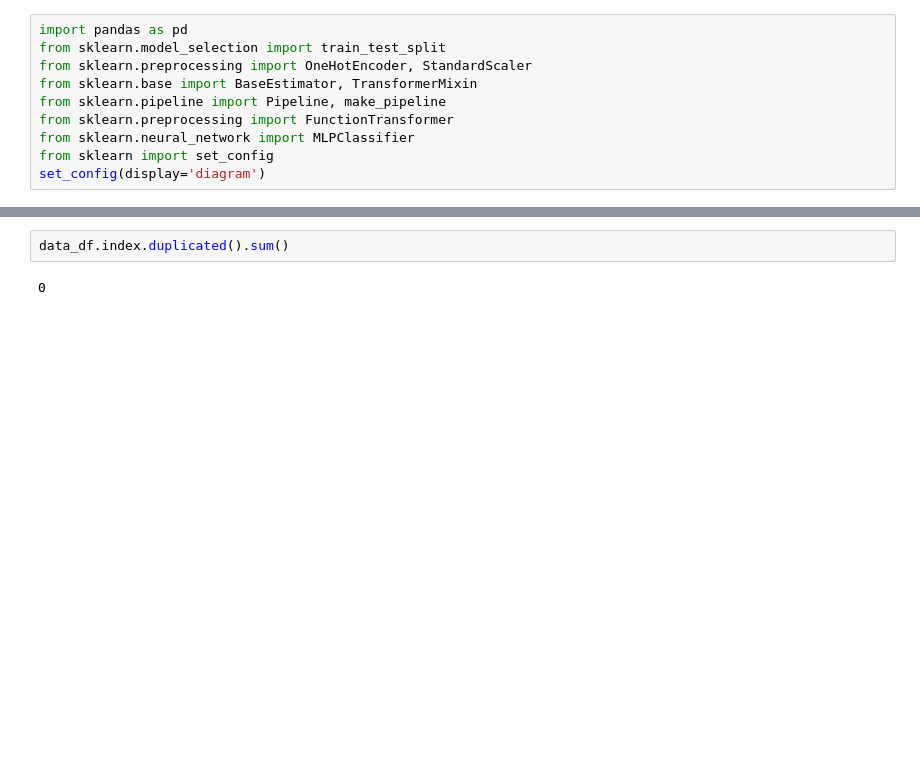
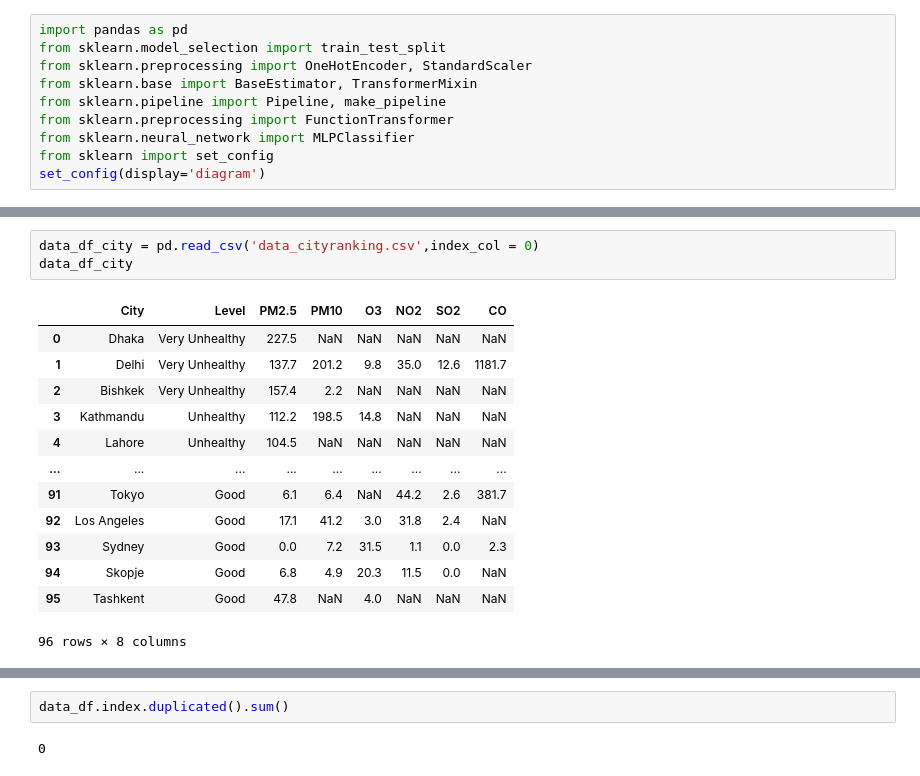
Before and after one commit to lingwang2503/DataScience_Project, a Jupyter notebook: Preprocess.ipynb, the cells around one changed output, grey strips where cells are left out. Cells and saved outputs as stored; diff of their text form; blank space fills up the shorter version.

```diff
--- a/Preprocess.ipynb
+++ b/Preprocess.ipynb
@@ -27,0 +45,17 @@ data_df
+# %%
+data_df_city = pd.read_csv('data_cityranking.csv',index_col = 0)
+data_df_city
+# %% [output]
+|  | City | Level | PM2.5 | PM10 | O3 | NO2 | SO2 | CO |
+| 0 | Dhaka | Very Unhealthy | 227.5 | NaN | NaN | NaN | NaN | NaN |
+| 1 | Delhi | Very Unhealthy | 137.7 | 201.2 | 9.8 | 35.0 | 12.6 | 1181.7 |
+| 2 | Bishkek | Very Unhealthy | 157.4 | 2.2 | NaN | NaN | NaN | NaN |
+| 3 | Kathmandu | Unhealthy | 112.2 | 198.5 | 14.8 | NaN | NaN | NaN |
+| 4 | Lahore | Unhealthy | 104.5 | NaN | NaN | NaN | NaN | NaN |
+| ... | ... | ... | ... | ... | ... | ... | ... | ... |
+| 91 | Tokyo | Good | 6.1 | 6.4 | NaN | 44.2 | 2.6 | 381.7 |
+| 92 | Los Angeles | Good | 17.1 | 41.2 | 3.0 | 31.8 | 2.4 | NaN |
+| 93 | Sydney | Good | 0.0 | 7.2 | 31.5 | 1.1 | 0.0 | 2.3 |
+| 94 | Skopje | Good | 6.8 | 4.9 | 20.3 | 11.5 | 0.0 | NaN |
+| 95 | Tashkent | Good | 47.8 | NaN | 4.0 | NaN | NaN | NaN |
+96 rows × 8 columns
```
Also changed, not shown: parts of 22 cells of this notebook.
